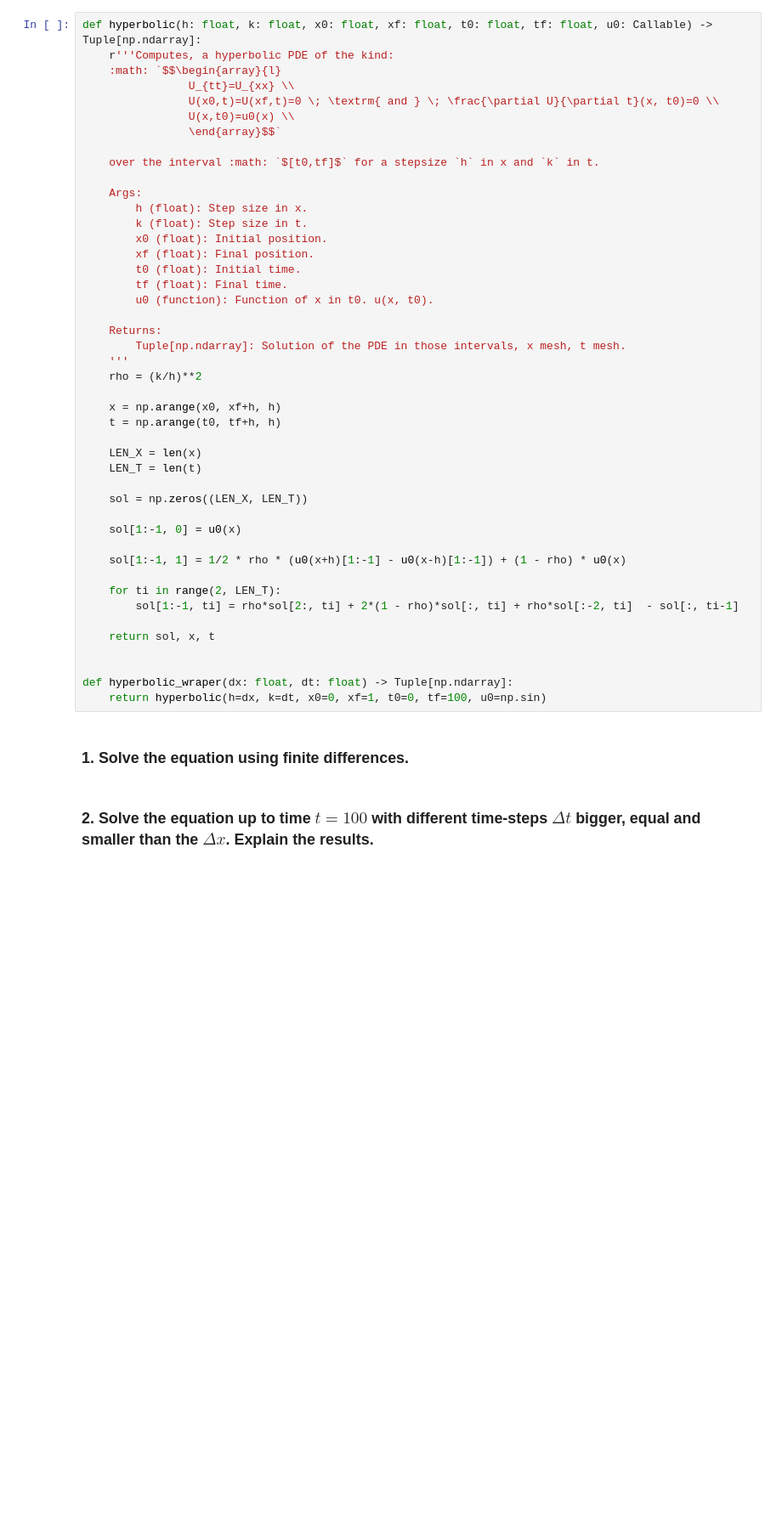
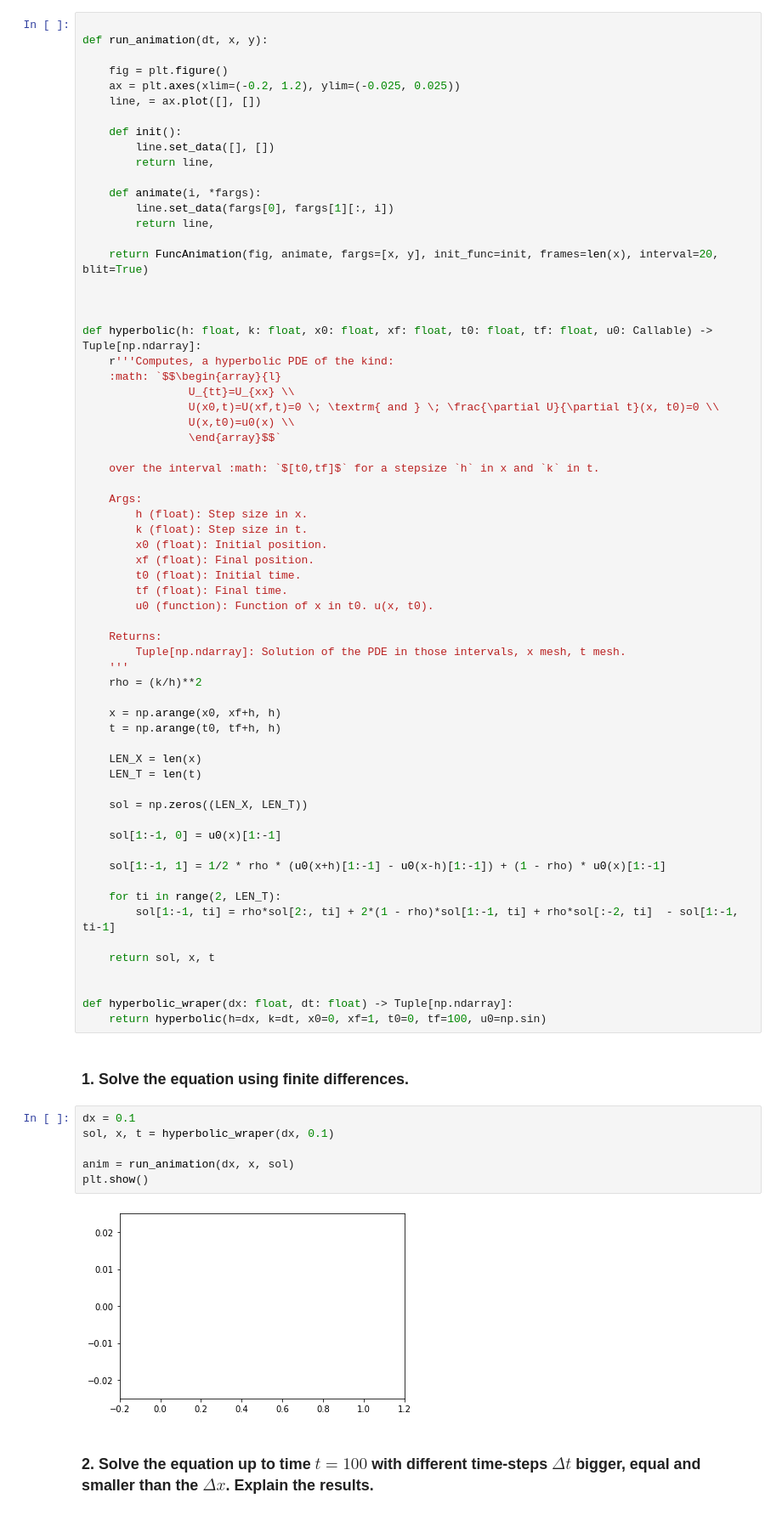
Before and after one commit to LuisGMM/UC3M-NUMERICAL-METHODS-Graded-Practice-2, a Jupyter notebook: src/Graded_Practice_Two_Physics_21-22.ipynb, the cells around one changed output. Shown at 85% size. Drawn from its saved outputs; the diff is of its cells as text; blank space fills up the shorter version.

```diff
--- a/src/Graded_Practice_Two_Physics_21-22.ipynb
+++ b/src/Graded_Practice_Two_Physics_21-22.ipynb
@@ -75,6 +78,25 @@ from typing import Callable, Tuple
 # %% [markdown]
 ### Utilmethods
 # %%
+
+def run_animation(dt, x, y):
+
+    fig = plt.figure()
+    ax = plt.axes(xlim=(-0.2, 1.2), ylim=(-0.025, 0.025))
+    line, = ax.plot([], [])
+
+    def init():
+        line.set_data([], [])
+        return line,
+
+    def animate(i, *fargs):
+        line.set_data(fargs[0], fargs[1][:, i])
+        return line,
+
+    return FuncAnimation(fig, animate, fargs=[x, y], init_func=init, frames=len(x), interval=20, blit=True)
+
+
+
 def hyperbolic(h: float, k: float, x0: float, xf: float, t0: float, tf: float, u0: Callable) -> Tuple[np.ndarray]:
     r'''Computes, a hyperbolic PDE of the kind:
     :math: `$$\begin{array}{l}
@@ -107,12 +129,12 @@ def hyperbolic(h: float, k: float, x0: float, xf: float, t0: float, tf: float, u
 
     sol = np.zeros((LEN_X, LEN_T))
 
-    sol[1:-1, 0] = u0(x)
+    sol[1:-1, 0] = u0(x)[1:-1]
 
-    sol[1:-1, 1] = 1/2 * rho * (u0(x+h)[1:-1] - u0(x-h)[1:-1]) + (1 - rho) * u0(x)
+    sol[1:-1, 1] = 1/2 * rho * (u0(x+h)[1:-1] - u0(x-h)[1:-1]) + (1 - rho) * u0(x)[1:-1]
 
     for ti in range(2, LEN_T):
-        sol[1:-1, ti] = rho*sol[2:, ti] + 2*(1 - rho)*sol[:, ti] + rho*sol[:-2, ti]  - sol[:, ti-1]
+        sol[1:-1, ti] = rho*sol[2:, ti] + 2*(1 - rho)*sol[1:-1, ti] + rho*sol[:-2, ti]  - sol[1:-1, ti-1]
 
     return sol, x, t
 
@@ -122,6 +144,14 @@ def hyperbolic_wraper(dx: float, dt: float) -> Tuple[np.ndarray]:
 # %% [markdown]
 
 ### 1. Solve the equation using finite differences.
+# %%
+dx = 0.1
+sol, x, t = hyperbolic_wraper(dx, 0.1)
+
+anim = run_animation(dx, x, sol)
+plt.show()
+# %% [output]
+[figure, added]
 # %% [markdown]
 
 ### 2. Solve the equation up to time $t=100$ with different time-steps $\Delta t$ bigger, equal and smaller than the $\Delta x$. Explain the results.
```
Also changed, not shown: parts of 2 cells of this notebook.
